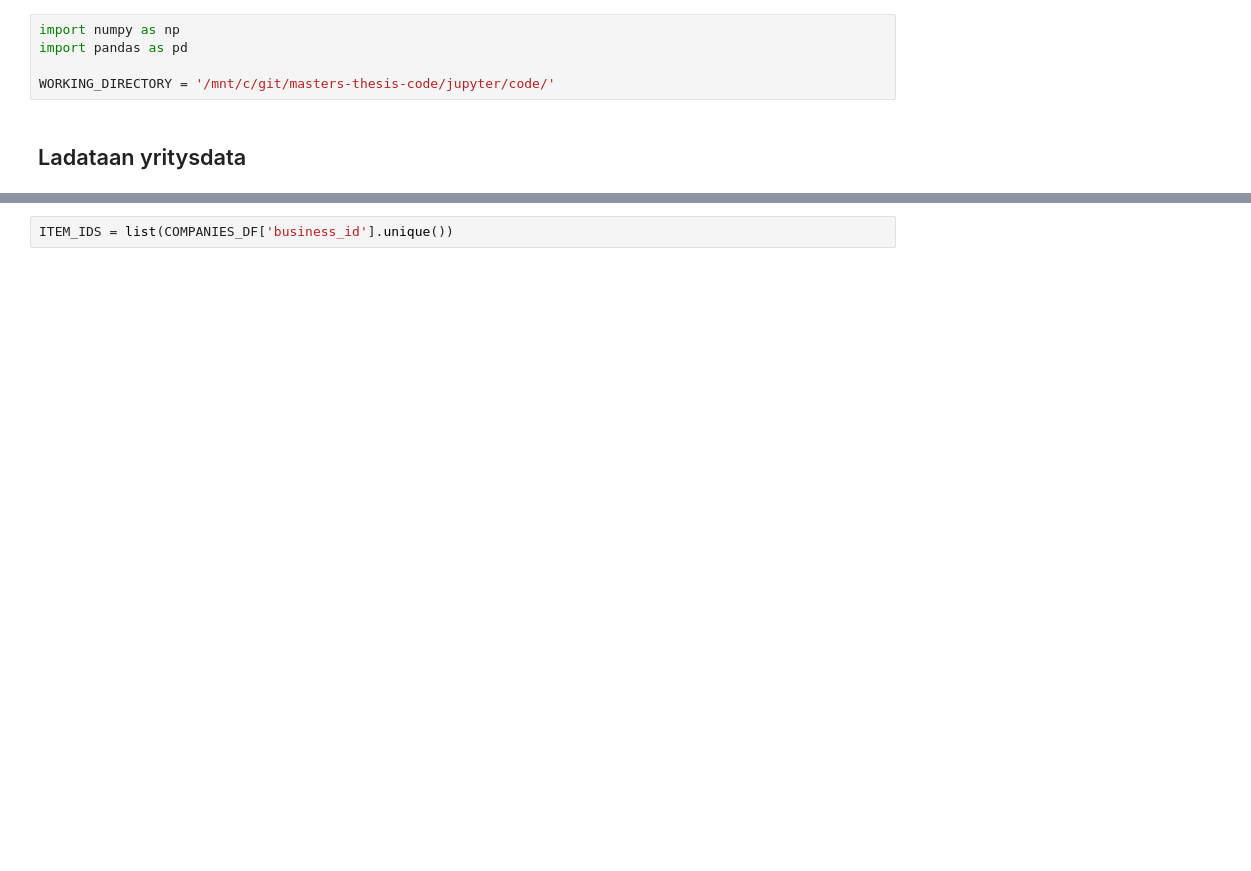
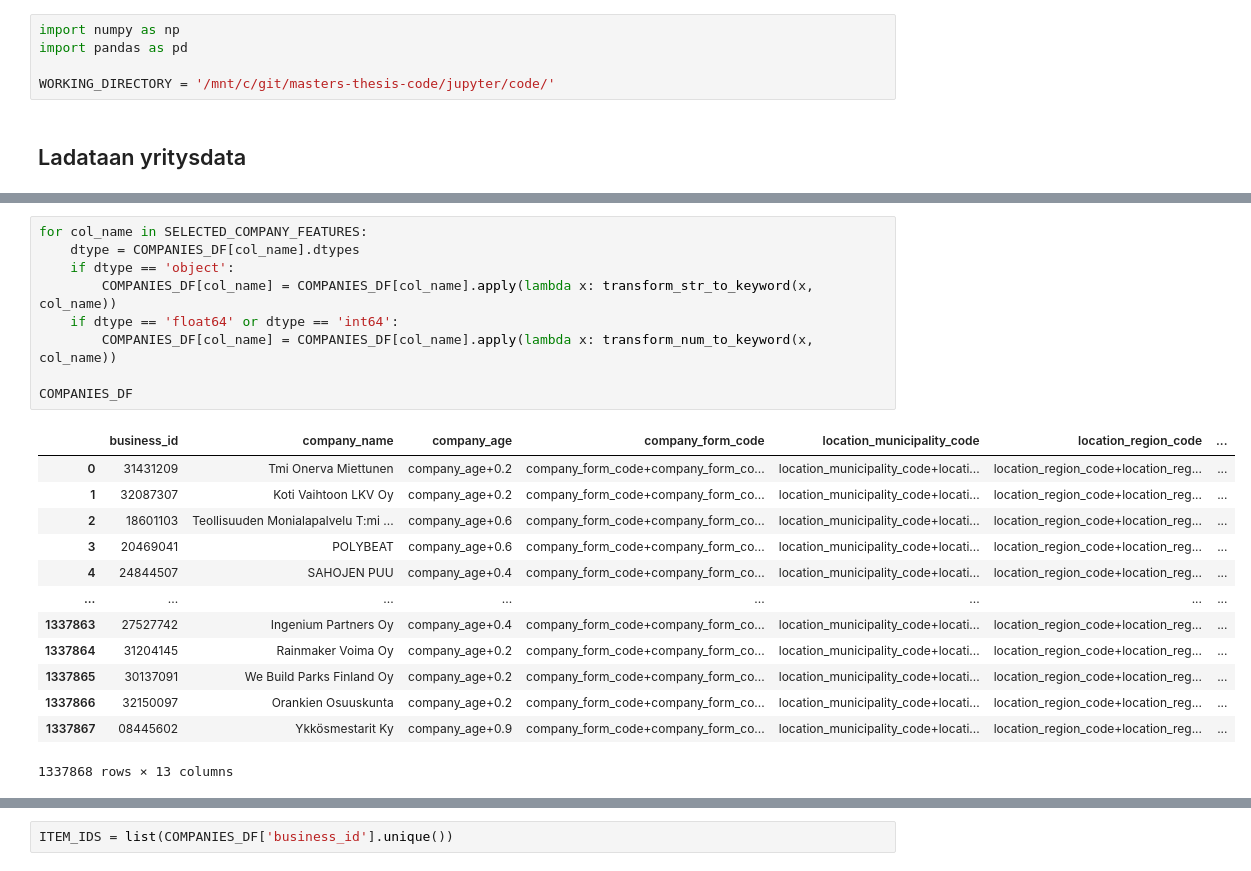
Before and after one commit to sakasute/masters-thesis-code, a Jupyter notebook: jupyter/code/finished_iterations/iteration3/iteration3_feature_selection.ipynb, the cells around one changed output, grey strips where cells are left out. Cells and saved outputs as stored; diff of their text form; blank space fills up the shorter version.

```diff
--- a/jupyter/code/finished_iterations/iteration3/iteration3_feature_selection.ipynb
+++ b/jupyter/code/finished_iterations/iteration3/iteration3_feature_selection.ipynb
@@ -15,0 +248,23 @@ COMPANIES_DF = pd.read_pickle(WORKING_DIRECTORY + "data/pandas_pickles/prod_data
+# %%
+for col_name in SELECTED_COMPANY_FEATURES:
+    dtype = COMPANIES_DF[col_name].dtypes
+    if dtype == 'object':
+        COMPANIES_DF[col_name] = COMPANIES_DF[col_name].apply(lambda x: transform_str_to_keyword(x, col_name))
+    if dtype == 'float64' or dtype == 'int64':
+        COMPANIES_DF[col_name] = COMPANIES_DF[col_name].apply(lambda x: transform_num_to_keyword(x, col_name))
+
+COMPANIES_DF
+# %% [output]
+|  | business_id | company_name | company_age | company_form_code | location_municipality_code | location_region_code | ... |
+| 0 | 31431209 | Tmi Onerva Miettunen | company_age+0.2 | company_form_code+company_form_co... | location_municipality_code+locati... | location_region_code+location_reg... | ... |
+| 1 | 32087307 | Koti Vaihtoon LKV Oy | company_age+0.2 | company_form_code+company_form_co... | location_municipality_code+locati... | location_region_code+location_reg... | ... |
+| 2 | 18601103 | Teollisuuden Monialapalvelu T:mi ... | company_age+0.6 | company_form_code+company_form_co... | location_municipality_code+locati... | location_region_code+location_reg... | ... |
+| 3 | 20469041 | POLYBEAT | company_age+0.6 | company_form_code+company_form_co... | location_municipality_code+locati... | location_region_code+location_reg... | ... |
+| 4 | 24844507 | SAHOJEN PUU | company_age+0.4 | company_form_code+company_form_co... | location_municipality_code+locati... | location_region_code+location_reg... | ... |
+| ... | ... | ... | ... | ... | ... | ... | ... |
+| 1337863 | 27527742 | Ingenium Partners Oy | company_age+0.4 | company_form_code+company_form_co... | location_municipality_code+locati... | location_region_code+location_reg... | ... |
+| 1337864 | 31204145 | Rainmaker Voima Oy | company_age+0.2 | company_form_code+company_form_co... | location_municipality_code+locati... | location_region_code+location_reg... | ... |
+| 1337865 | 30137091 | We Build Parks Finland Oy | company_age+0.2 | company_form_code+company_form_co... | location_municipality_code+locati... | location_region_code+location_reg... | ... |
+| 1337866 | 32150097 | Orankien Osuuskunta | company_age+0.2 | company_form_code+company_form_co... | location_municipality_code+locati... | location_region_code+location_reg... | ... |
+| 1337867 | 08445602 | Ykkösmestarit Ky | company_age+0.9 | company_form_code+company_form_co... | location_municipality_code+locati... | location_region_code+location_reg... | ... |
+1337868 rows × 13 columns
```
Also changed, not shown: parts of 26 cells of this notebook, 3 other files.
